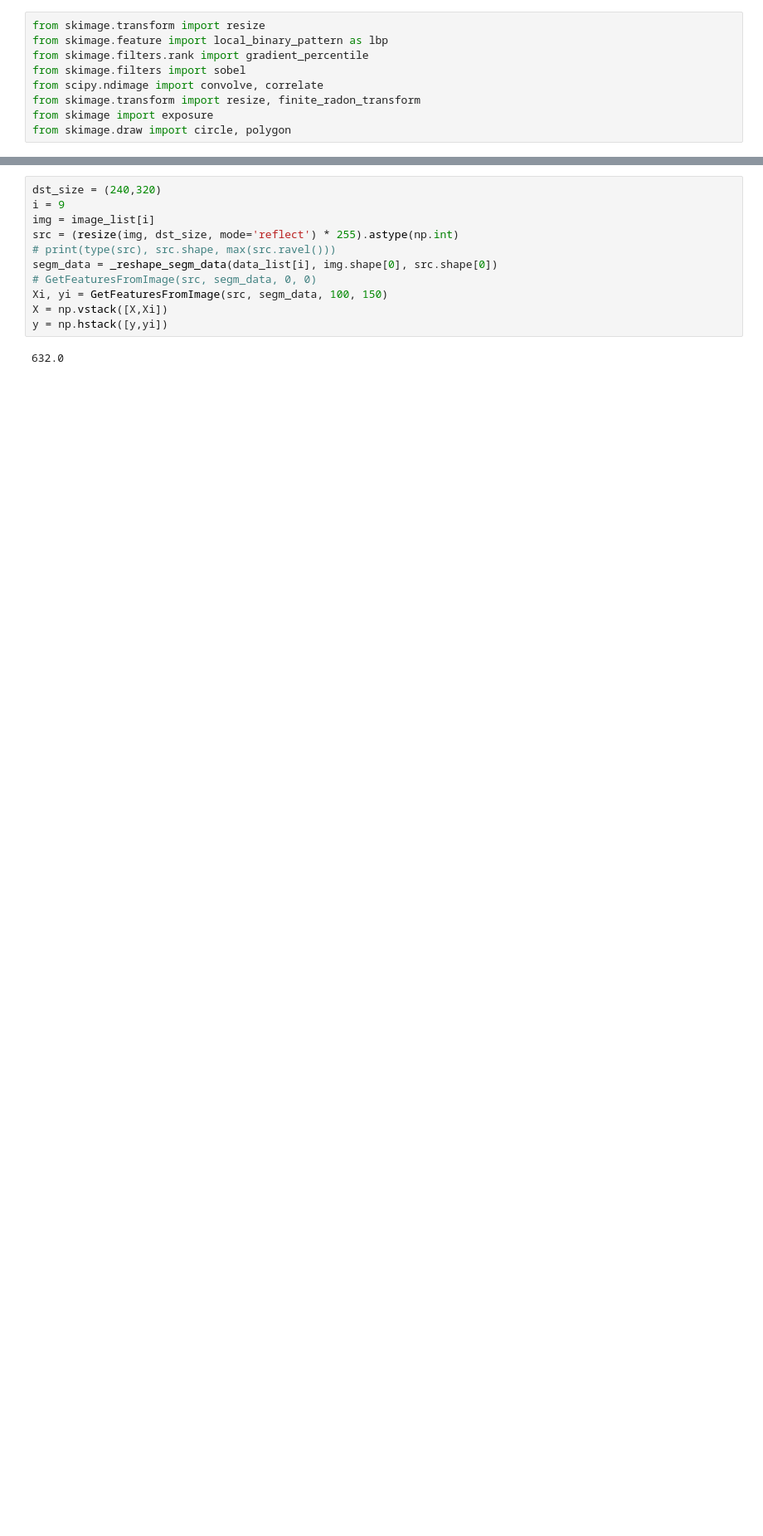
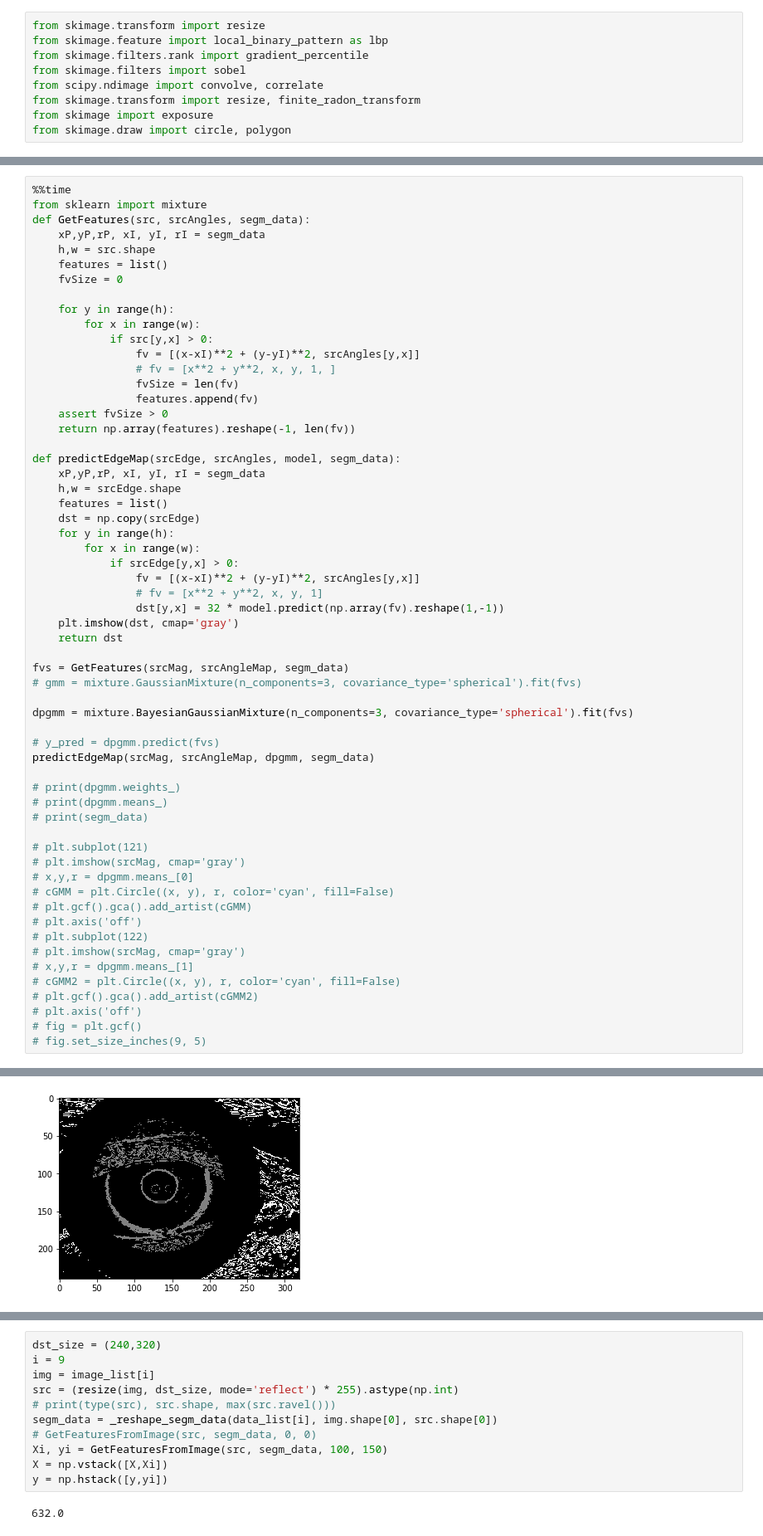
Before and after one commit to gagarinsname/iris, a Jupyter notebook: research/BaseRadii/BorderClassification.ipynb, the cells around one changed output, grey strips where cells are left out. Shown: that part at 83% size. Cells and saved outputs as stored; diff of their text form; blank space fills up the shorter version.

```diff
--- a/research/BaseRadii/BorderClassification.ipynb
+++ b/research/BaseRadii/BorderClassification.ipynb
@@ -46,0 +86,60 @@ from skimage.draw import circle, polygon
+# %%
+%%time
+from sklearn import mixture
+def GetFeatures(src, srcAngles, segm_data):
+    xP,yP,rP, xI, yI, rI = segm_data
+    h,w = src.shape
+    features = list()
+    fvSize = 0
+
+    for y in range(h):
+        for x in range(w):
+            if src[y,x] > 0:
+                fv = [(x-xI)**2 + (y-yI)**2, srcAngles[y,x]]
+                # fv = [x**2 + y**2, x, y, 1, ]
+                fvSize = len(fv)
+                features.append(fv)
+    assert fvSize > 0
+    return np.array(features).reshape(-1, len(fv))
+
+def predictEdgeMap(srcEdge, srcAngles, model, segm_data):
+    xP,yP,rP, xI, yI, rI = segm_data
+    h,w = srcEdge.shape
+    features = list()
+    dst = np.copy(srcEdge)
+    for y in range(h):
+        for x in range(w):
+            if srcEdge[y,x] > 0:
+                fv = [(x-xI)**2 + (y-yI)**2, srcAngles[y,x]]
+                # fv = [x**2 + y**2, x, y, 1]
+                dst[y,x] = 32 * model.predict(np.array(fv).reshape(1,-1))
+    plt.imshow(dst, cmap='gray')
+    return dst
+
+fvs = GetFeatures(srcMag, srcAngleMap, segm_data)
+# gmm = mixture.GaussianMixture(n_components=3, covariance_type='spherical').fit(fvs)
+
+dpgmm = mixture.BayesianGaussianMixture(n_components=3, covariance_type='spherical').fit(fvs)
+
+# y_pred = dpgmm.predict(fvs)
+predictEdgeMap(srcMag, srcAngleMap, dpgmm, segm_data)
+
+# print(dpgmm.weights_)
+# print(dpgmm.means_)
+# print(segm_data)
+
+# plt.subplot(121)
+# plt.imshow(srcMag, cmap='gray')
+# x,y,r = dpgmm.means_[0]
+# cGMM = plt.Circle((x, y), r, color='cyan', fill=False)
+# plt.gcf().gca().add_artist(cGMM)
+# plt.axis('off')
+# plt.subplot(122)
+# plt.imshow(srcMag, cmap='gray')
+# x,y,r = dpgmm.means_[1]
+# cGMM2 = plt.Circle((x, y), r, color='cyan', fill=False)
+# plt.gcf().gca().add_artist(cGMM2)
+# plt.axis('off')
+# fig = plt.gcf()
+# fig.set_size_inches(9, 5)
+# %% [output]
@@ -46,0 +147 @@ from skimage.draw import circle, polygon
+[figure, added]
```
Also changed, not shown: parts of 8 cells of this notebook, 1 other file.
